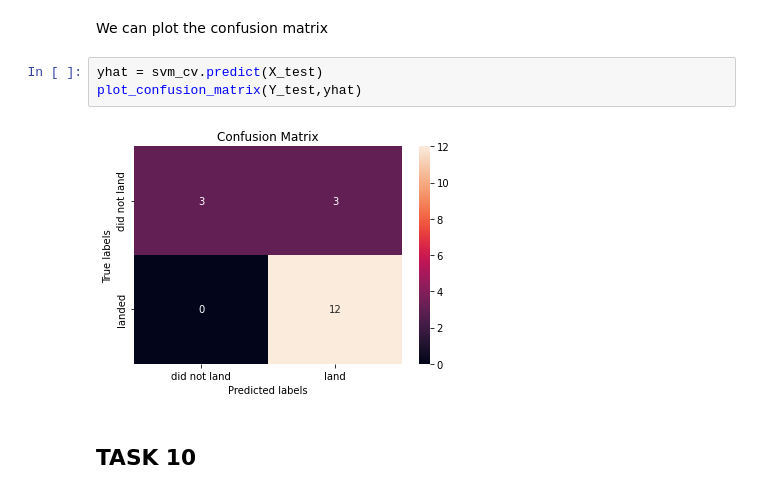
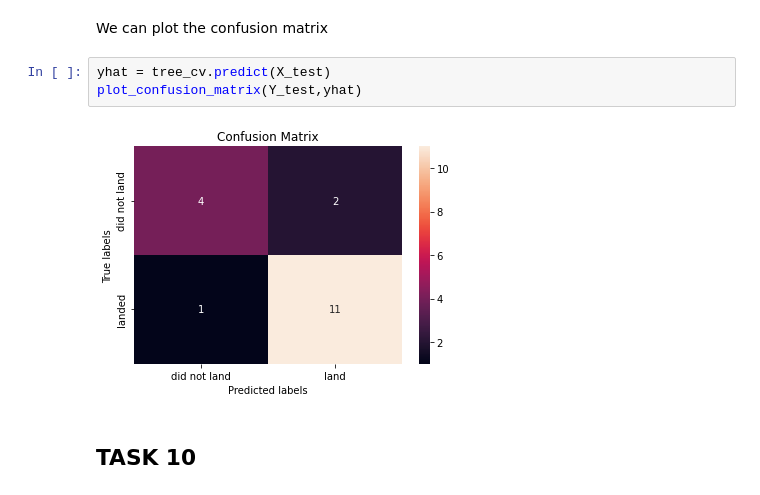
Before and after one commit to Isabella8833/bug-free-journey, a Jupyter notebook: Capstone Project - Machine Learning Prediction.ipynb, the cells around one changed output. Cells and saved outputs as stored; diff of their text form.

```diff
--- a/Capstone Project - Machine Learning Prediction.ipynb
+++ b/Capstone Project - Machine Learning Prediction.ipynb
@@ -300,10 +300,10 @@ tree_cv.score(X_test, Y_test)
 # %% [markdown]
 We can plot the confusion matrix
 # %%
-yhat = svm_cv.predict(X_test)
+yhat = tree_cv.predict(X_test)
 plot_confusion_matrix(Y_test,yhat)
 # %% [output]
-[figure, old version]
+[figure, new version]
 # %% [markdown]
 ## TASK  10
 # %% [markdown]
```
Also changed, not shown: parts of 2 cells of this notebook.
